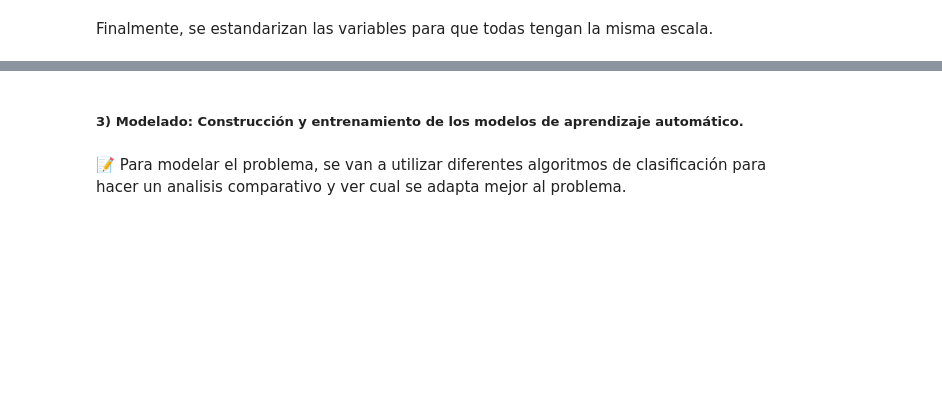
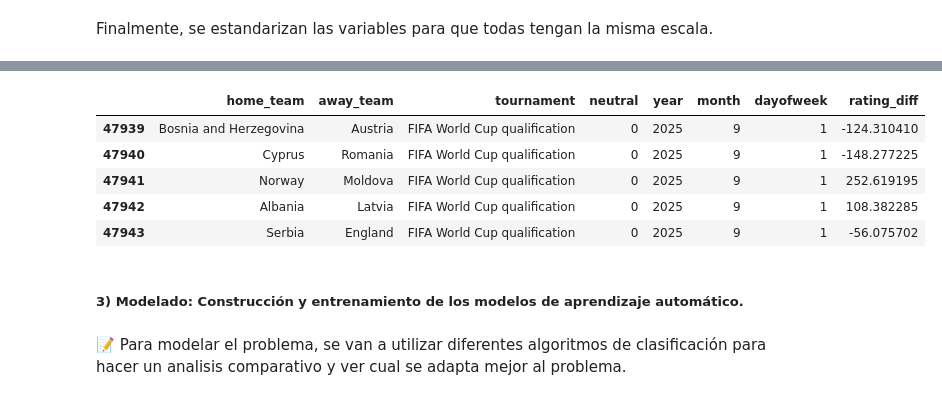
Before and after one commit to carlosrivasa/tpAdM, a Jupyter notebook: FIFA2026.ipynb, the cells around one changed output, grey strips where cells are left out. Drawn from its saved outputs; the diff is of its cells as text; code cells hidden in the pictures; blank space fills up the shorter version.

```diff
--- a/FIFA2026.ipynb
+++ b/FIFA2026.ipynb
@@ -253,6 +347,31 @@ results_filtered = results[results["year"] >= 1920].reset_index(drop=True)
 
 print("Original", results.shape)
 print("Filtrado", results_filtered.shape)
+
+# Nuevas features
+results_filtered["goal_diff"] = results_filtered["home_score"] - results_filtered["away_score"]
+sign_map = {1: "win", 0: "draw", -1: "loss"}
+
+results_filtered["target"] = np.sign(results_filtered["goal_diff"]).map(sign_map)
+
+results_filtered["year"] = results_filtered["date"].dt.year
+results_filtered["month"] = results_filtered["date"].dt.month
+results_filtered["dayofweek"] = results_filtered["date"].dt.dayofweek
+results_filtered["neutral"] = results_filtered["neutral"].astype(int)
+
+# Probamos usando codificación de variables cíclicas pero no fueron útiles
+# results_filtered["year_sin"] = np.sin(2*np.pi*results_filtered["year"]/4)
+# results_filtered["year_cos"] = np.cos(2*np.pi*results_filtered["year"]/4)
+# results_filtered["month_sin"] = np.sin(2*np.pi*results_filtered["month"]/12)
+# results_filtered["month_cos"] = np.cos(2*np.pi*results_filtered["month"]/12)
+# results_filtered["day_sin"] = np.sin(2*np.pi*results_filtered["dayofweek"]/7)
+# results_filtered["day_cos"] = np.cos(2*np.pi*results_filtered["dayofweek"]/7)
+
+# Calcular ELO
+elo_df = compute_elo_features(results_filtered)
+results_with_rating = results_filtered.merge(
+    elo_df, on=["date", "home_team", "away_team"], how="left"
+)
 # %% [output]
 Original (48532, 16)
 Filtrado (47938, 16)
@@ -377,0 +400,17 @@ X_test = scaler.transform(X_test)
+# %%
+
+# Features
+feat_cat = ["home_team", "away_team", "tournament"]
+feat_num = ["neutral", "year", "month", "dayofweek", "rating_diff"]
+
+X = results_with_rating[feat_cat + feat_num]
+y = results_with_rating["target"]
+
+X.tail()
+# %% [output]
+|  | home_team | away_team | tournament | neutral | year | month | dayofweek | rating_diff |
+| 47939 | Bosnia and Herzegovina | Austria | FIFA World Cup qualification | 0 | 2025 | 9 | 1 | -124.310410 |
+| 47940 | Cyprus | Romania | FIFA World Cup qualification | 0 | 2025 | 9 | 1 | -148.277225 |
+| 47941 | Norway | Moldova | FIFA World Cup qualification | 0 | 2025 | 9 | 1 | 252.619195 |
+| 47942 | Albania | Latvia | FIFA World Cup qualification | 0 | 2025 | 9 | 1 | 108.382285 |
+| 47943 | Serbia | England | FIFA World Cup qualification | 0 | 2025 | 9 | 1 | -56.075702 |
```
Also changed, not shown: parts of 28 cells of this notebook, 1 other file.
